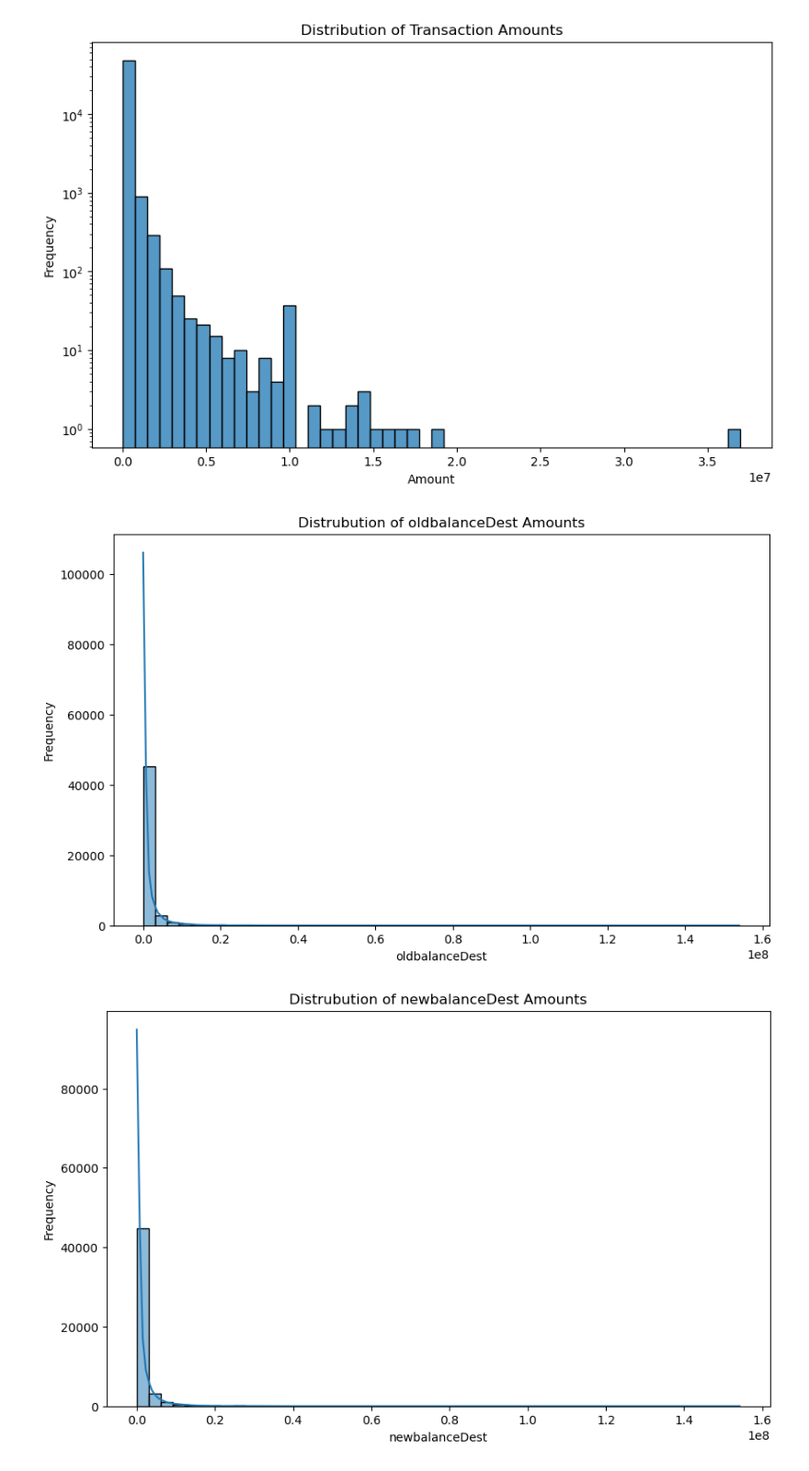
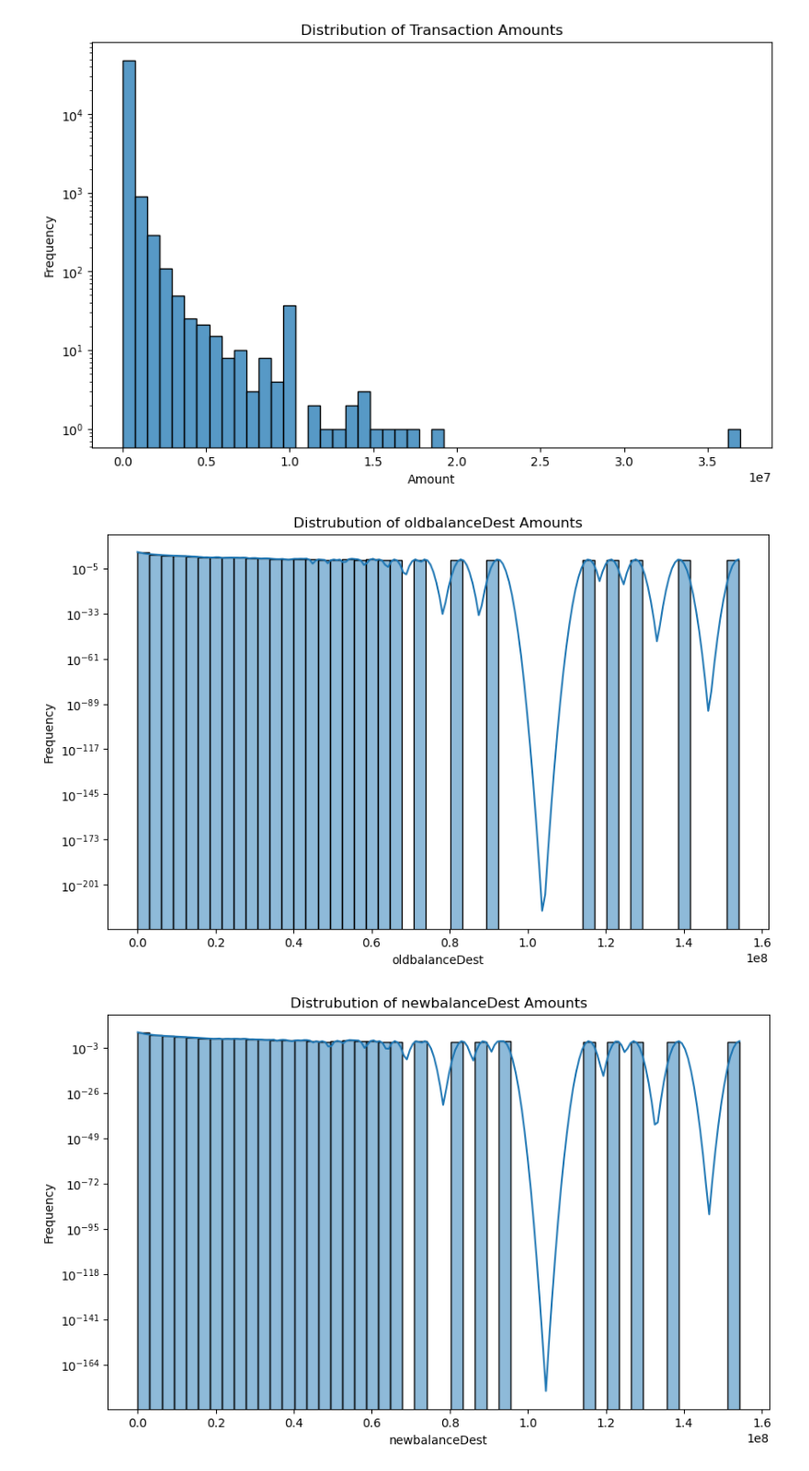
Before and after one commit to Jianhang-Xiao/Financial-Fraud, a Jupyter notebook: EDA_Analysis.ipynb, the cells around one changed output. Shown at 92% size. Saved outputs shown, nothing was run; the diff lists cells and outputs as text; code cells hidden in the pictures.

```diff
--- a/EDA_Analysis.ipynb
+++ b/EDA_Analysis.ipynb
@@ -161,25 +150,25 @@ plt.show()
 # %% [output]
 [figure]
 # %%
-plt.figure(figsize=(10,6)) #scale data, incode caterogy data with number data, with SD. get dummy methord with categorical column.
+plt.figure(figsize=(10,6))
 sns.histplot(df_sample['oldbalanceDest'],bins=50,kde=True)
 plt.title('Distrubution of oldbalanceDest Amounts')
 plt.xlabel('oldbalanceDest')
-plt.ylabel('log')
+plt.yscale('log')
 plt.ylabel('Frequency')
 plt.show()
 # %% [output]
-[figure, old version]
+[figure, new version]
 # %%
 plt.figure(figsize=(10,6))
 sns.histplot(df_sample['newbalanceDest'],bins=50,kde=True)
 plt.title('Distrubution of newbalanceDest Amounts')
 plt.xlabel('newbalanceDest')
-plt.ylabel('log')
+plt.yscale('log')
 plt.ylabel('Frequency')
 plt.show()
 # %% [output]
-[figure, old version]
+[figure, new version]
 # %%
 plt.figure(figsize=(10,6))
 sns.countplot(x='type',data=df_sample,hue='isFraud')
```
Also changed, not shown: parts of 17 cells of this notebook, 3 other files.
